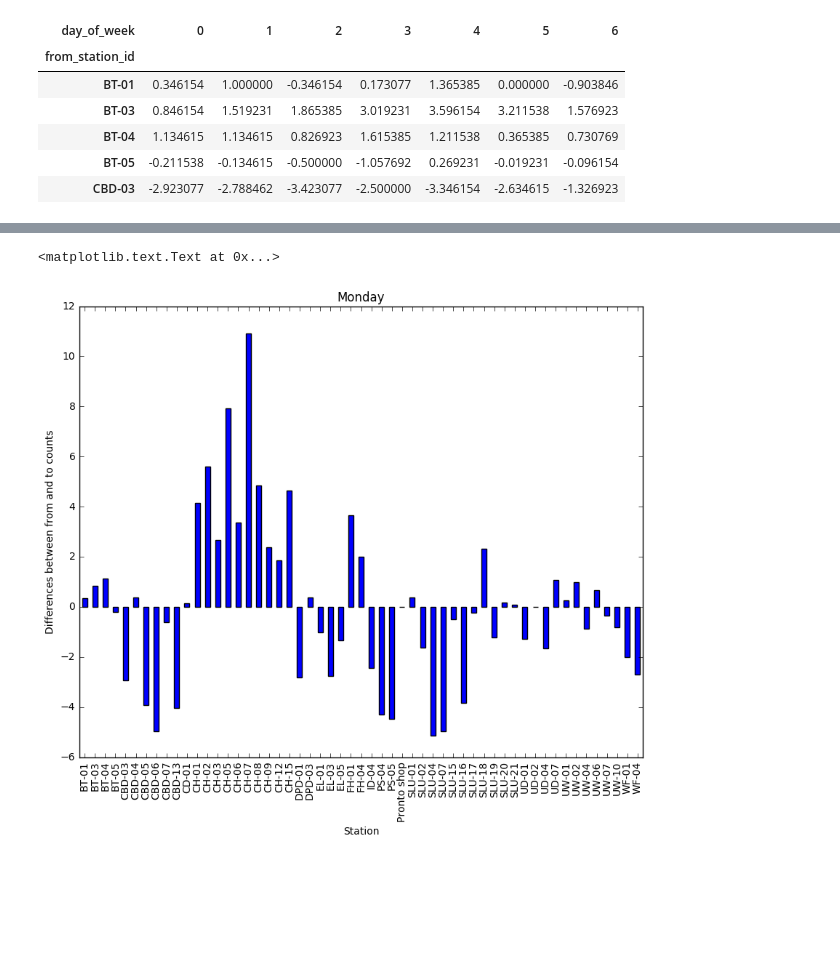
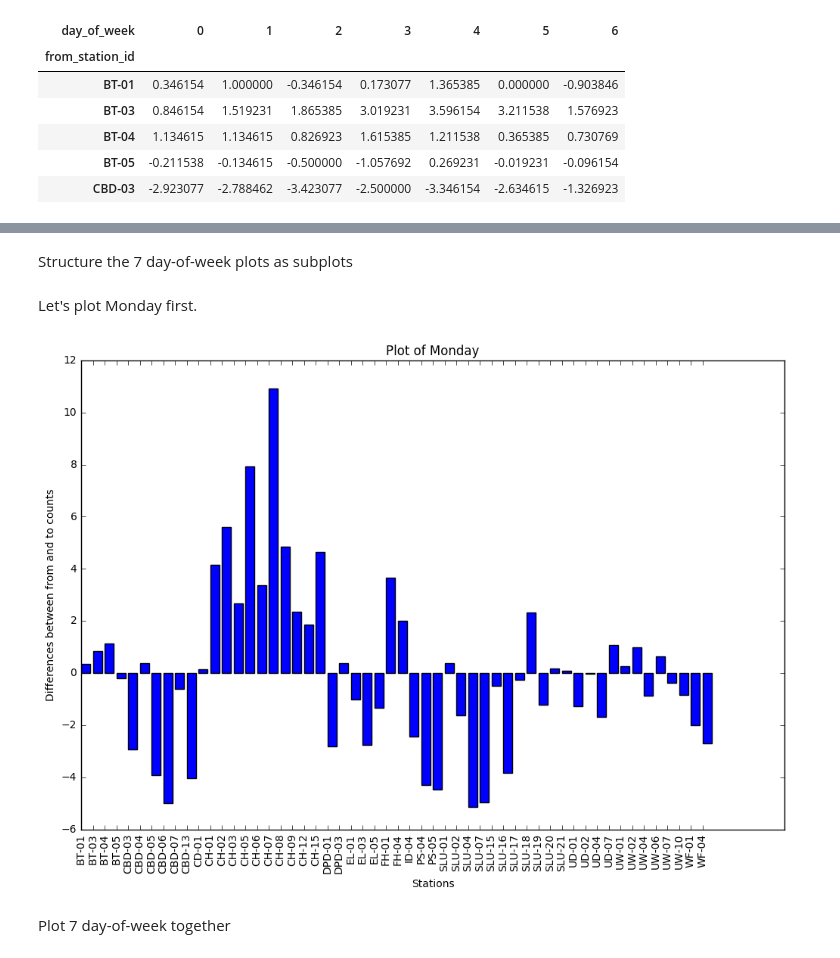
Before and after one commit to UWSEDS/hw3-dianachenyu, a Jupyter notebook: Homework 3.ipynb, the cells around one changed output, grey strips where cells are left out. Saved outputs shown, nothing was run; the diff lists cells and outputs as text; code cells hidden in the pictures; blank space fills up the shorter version.

Commit message:
Version 2 Homework 3 Diana Chenyu Zhang Data 515

```diff
--- a/Homework 3.ipynb
+++ b/Homework 3.ipynb
@@ -140,16 +94,40 @@ plot_bar1(day,plot_title)
+# %% [markdown]
+Structure the 7 day-of-week plots as subplots
 # %%
-#n_groups = len(diff_counts_avg.index)
-#index = np.arange(n_groups)  # The "raw" x-axis of the bar plot
-
-fig = plt.figure(figsize=(10, 8))
-diff_counts_avg[0].plot.bar()
-#rects1 = plt.bar(index, diff_counts_avg[0])
-plt.xlabel('Station')
-plt.ylabel('Differences between from and to counts')
-plt.title(plot_title)
-#plt.xticks(index, diff_counts_avg.index)  # Convert "raw" x-axis into labels
-#_, labels = plt.xticks()  # Get the new labels of the plot
-#plt.setp(diff_counts_avg.index, rotation=90)
+def plot_bar1(df, column, opts):
+    """
+    Does a bar plot for a single column.
+    :param pd.DataFrame df:
+    :param str column: column number to plot
+    :param dict opts: dict key is plot attribute
+    """
+    n_groups = len(df.index)
+    index = np.arange(n_groups)  # The "raw" x-axis of the bar plot
+    rects1 = plt.bar(index, df[column])
+    if 'xlabel'in opts:
+      plt.xlabel(opts['xlabel'])
+    if 'ylabel'in opts:
+      plt.ylabel(opts['ylabel'])
+    if 'xticks' in opts and 'xticks'in opts:
+      plt.xticks(index, df.index)  # Convert "raw" x-axis into labels
+      _, labels = plt.xticks()  # Get the new labels of the plot
+      plt.setp(labels, rotation=90)  # Rotate labels to make them readable
+    else:
+      labels = ['' for x in df.index]
+      plt.xticks(index, labels)
+    if 'ylim' in opts:
+      plt.ylim(opts['ylim'])
+    if 'title' in opts:
+      plt.title(opts['title'])
-# %% [output]
-<matplotlib.text.Text at 0x...>
-[figure, removed]
+# %% [markdown]
+Let's plot Monday first.
+# %%
+# plot Monday
+fig = plt.figure(figsize=(12, 8))  # Controls global properties of the bar plot
+opts = {'xlabel': 'Stations', 'ylabel': 'Differences between from and to counts', 'xticks': True
+       ,'title':'Plot of Monday'}
+plot_bar1(diff_counts_avg, 0, opts)
+# %% [output]
+[figure, added]
+# %% [markdown]
+Plot 7 day-of-week together
```
Also changed, not shown: parts of 19 cells of this notebook, 1 other file.
